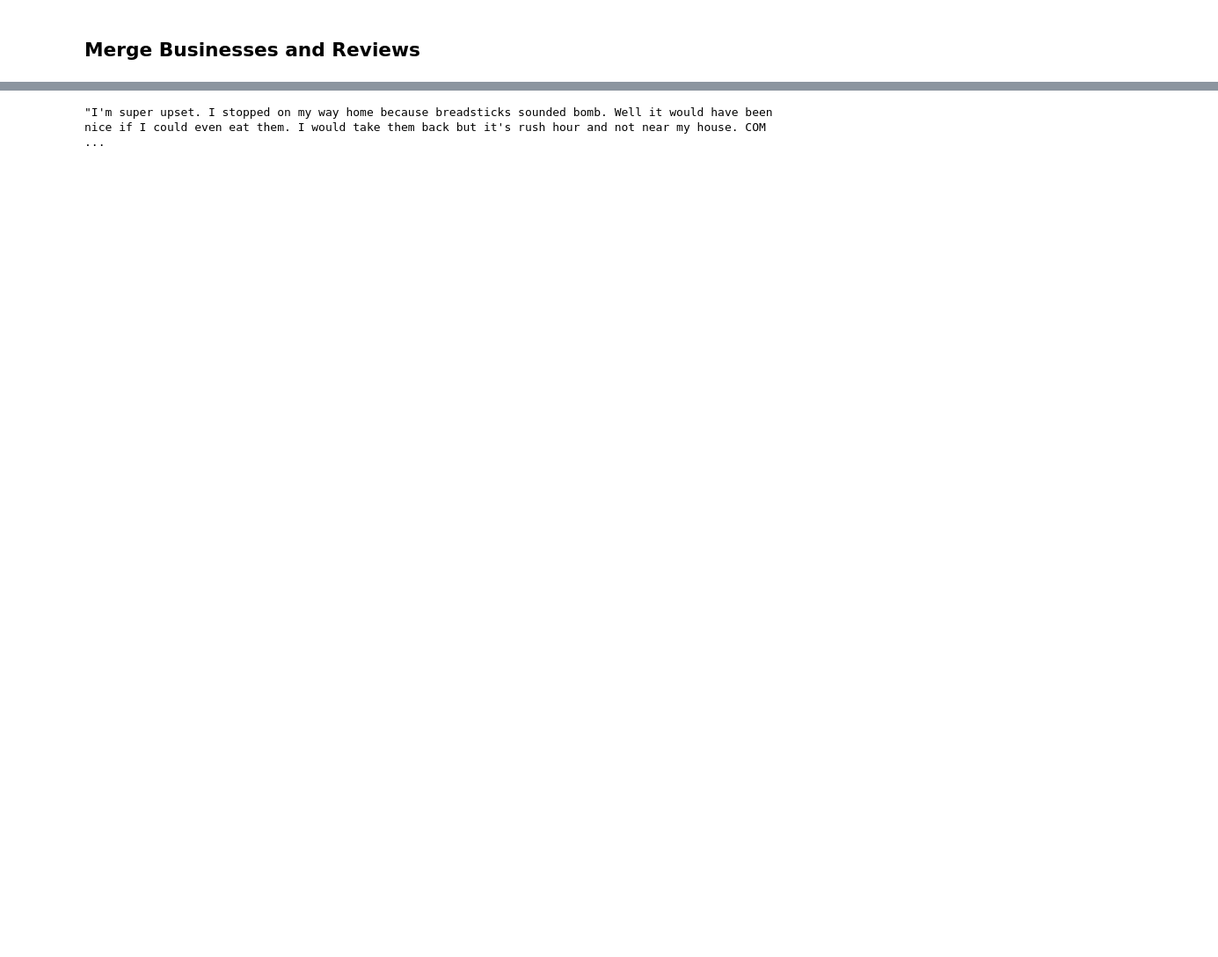
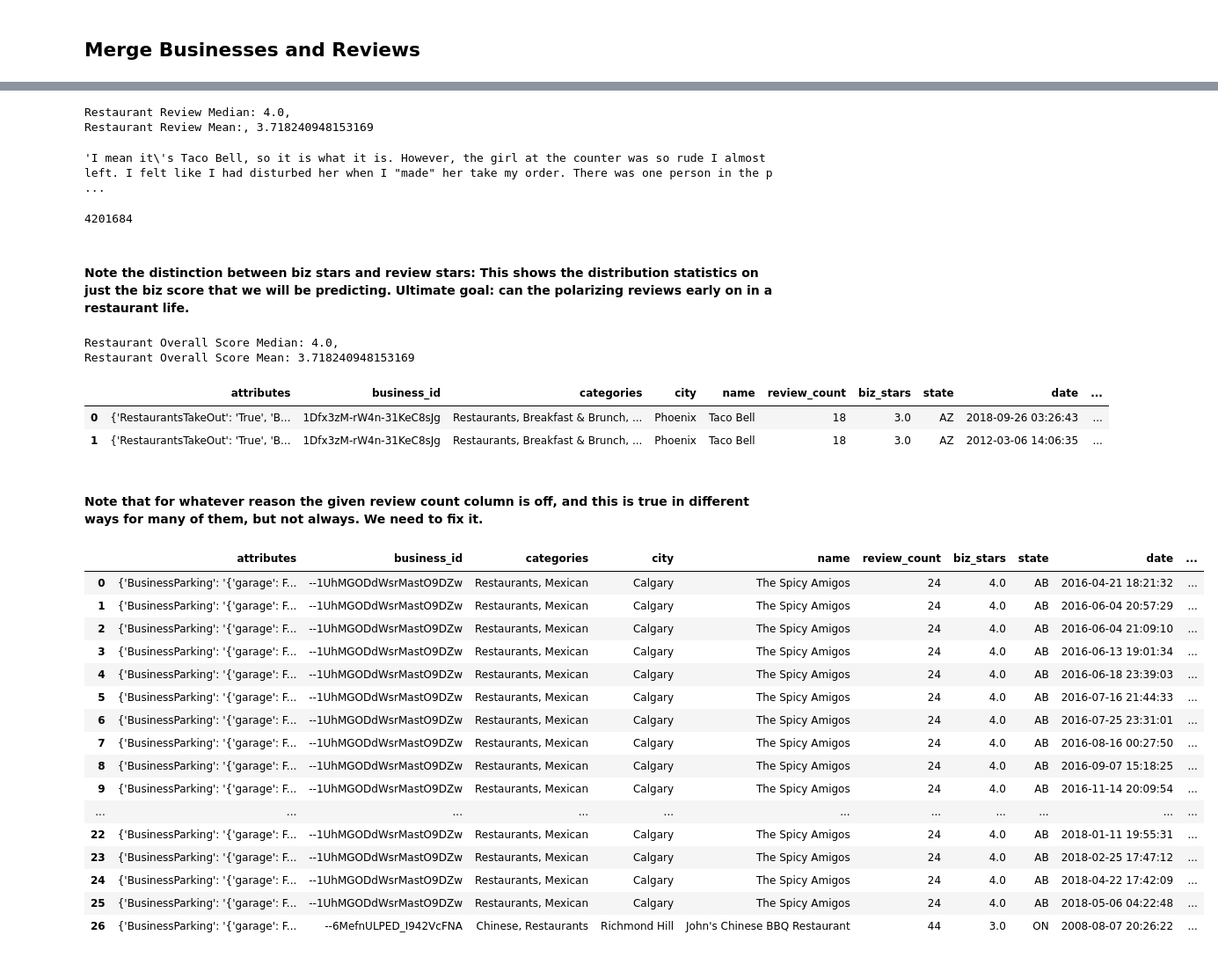
Before and after one commit to marcmuon/nlp_yelp_review_unsupervised, a Jupyter notebook: notebooks/yelp_eda.ipynb, the cells around one changed output, grey strips where cells are left out. Shown at 88% size. Saved outputs shown, nothing was run; the diff lists cells and outputs as text; code cells hidden in the pictures; blank space fills up the shorter version.

```diff
--- a/notebooks/yelp_eda.ipynb
+++ b/notebooks/yelp_eda.ipynb
@@ -99,4 +86,30 @@ merged = restaurant_df.merge(low_review_df, on='business_id', how='left')
+# %%
+print(f"""Restaurant Review Median: {merged.biz_stars.median()},
+Restaurant Review Mean:, {merged.biz_stars.mean()}""")
+# %% [output]
+Restaurant Review Median: 4.0,
+Restaurant Review Mean:, 3.718240948153169
 # %%
-merged.text[7]
+merged.text[0]
 # %% [output]
-"I'm super upset. I stopped on my way home because breadsticks sounded bomb. Well it would have been nice if I could even eat them. I would take them back but it's rush hour and not near my house. COM ...
+'I mean it\'s Taco Bell, so it is what it is. However, the girl at the counter was so rude I almost left. I felt like I had disturbed her when I "made" her take my order. There was one person in the p ...
+# %%
+len(merged)
+# %% [output]
+4201684
+# %% [markdown]
+#### Note the distinction between biz stars and review stars: This shows the distribution statistics on just the biz score that we will be predicting. Ultimate goal: can the polarizing reviews early on in a restaurant life.
+# %%
+# print(f"""Restaurant Reviews Median: {biz_reviews.review_stars.median()},
+# Restaurant Reviews Mean:, {biz_reviews.review_stars.mean()}""")
+print(f"""Restaurant Overall Score Median: {merged.biz_stars.median()},
+Restaurant Overall Score Mean: {merged.biz_stars.mean()}""")
+# %% [output]
+Restaurant Overall Score Median: 4.0,
+Restaurant Overall Score Mean: 3.718240948153169
+# %%
+merged.head(2)
+# %% [output]
+|  | attributes | business_id | categories | city | name | review_count | biz_stars | state | date | ... |
+| 0 | {'RestaurantsTakeOut': 'True', 'B... | 1Dfx3zM-rW4n-31KeC8sJg | Restaurants, Breakfast & Brunch, ... | Phoenix | Taco Bell | 18 | 3.0 | AZ | 2018-09-26 03:26:43 | ... |
+| 1 | {'RestaurantsTakeOut': 'True', 'B... | 1Dfx3zM-rW4n-31KeC8sJg | Restaurants, Breakfast & Brunch, ... | Phoenix | Taco Bell | 18 | 3.0 | AZ | 2012-03-06 14:06:35 | ... |
@@ -102,0 +126,22 @@ merged.text[7]
+# %% [markdown]
+#### Note that for whatever reason the given review count column is off, and this is true in different ways for many of them, but not always. We need to fix it.
+# %%
+sorted_times.head(27)
+# %% [output]
+|  | attributes | business_id | categories | city | name | review_count | biz_stars | state | date | ... |
+| 0 | {'BusinessParking': '{'garage': F... | --1UhMGODdWsrMastO9DZw | Restaurants, Mexican | Calgary | The Spicy Amigos | 24 | 4.0 | AB | 2016-04-21 18:21:32 | ... |
+| 1 | {'BusinessParking': '{'garage': F... | --1UhMGODdWsrMastO9DZw | Restaurants, Mexican | Calgary | The Spicy Amigos | 24 | 4.0 | AB | 2016-06-04 20:57:29 | ... |
+| 2 | {'BusinessParking': '{'garage': F... | --1UhMGODdWsrMastO9DZw | Restaurants, Mexican | Calgary | The Spicy Amigos | 24 | 4.0 | AB | 2016-06-04 21:09:10 | ... |
+| 3 | {'BusinessParking': '{'garage': F... | --1UhMGODdWsrMastO9DZw | Restaurants, Mexican | Calgary | The Spicy Amigos | 24 | 4.0 | AB | 2016-06-13 19:01:34 | ... |
+| 4 | {'BusinessParking': '{'garage': F... | --1UhMGODdWsrMastO9DZw | Restaurants, Mexican | Calgary | The Spicy Amigos | 24 | 4.0 | AB | 2016-06-18 23:39:03 | ... |
+| 5 | {'BusinessParking': '{'garage': F... | --1UhMGODdWsrMastO9DZw | Restaurants, Mexican | Calgary | The Spicy Amigos | 24 | 4.0 | AB | 2016-07-16 21:44:33 | ... |
+| 6 | {'BusinessParking': '{'garage': F... | --1UhMGODdWsrMastO9DZw | Restaurants, Mexican | Calgary | The Spicy Amigos | 24 | 4.0 | AB | 2016-07-25 23:31:01 | ... |
+| 7 | {'BusinessParking': '{'garage': F... | --1UhMGODdWsrMastO9DZw | Restaurants, Mexican | Calgary | The Spicy Amigos | 24 | 4.0 | AB | 2016-08-16 00:27:50 | ... |
+| 8 | {'BusinessParking': '{'garage': F... | --1UhMGODdWsrMastO9DZw | Restaurants, Mexican | Calgary | The Spicy Amigos | 24 | 4.0 | AB | 2016-09-07 15:18:25 | ... |
+| 9 | {'BusinessParking': '{'garage': F... | --1UhMGODdWsrMastO9DZw | Restaurants, Mexican | Calgary | The Spicy Amigos | 24 | 4.0 | AB | 2016-11-14 20:09:54 | ... |
+| ... | ... | ... | ... | ... | ... | ... | ... | ... | ... | ... |
+| 22 | {'BusinessParking': '{'garage': F... | --1UhMGODdWsrMastO9DZw | Restaurants, Mexican | Calgary | The Spicy Amigos | 24 | 4.0 | AB | 2018-01-11 19:55:31 | ... |
+| 23 | {'BusinessParking': '{'garage': F... | --1UhMGODdWsrMastO9DZw | Restaurants, Mexican | Calgary | The Spicy Amigos | 24 | 4.0 | AB | 2018-02-25 17:47:12 | ... |
+| 24 | {'BusinessParking': '{'garage': F... | --1UhMGODdWsrMastO9DZw | Restaurants, Mexican | Calgary | The Spicy Amigos | 24 | 4.0 | AB | 2018-04-22 17:42:09 | ... |
+| 25 | {'BusinessParking': '{'garage': F... | --1UhMGODdWsrMastO9DZw | Restaurants, Mexican | Calgary | The Spicy Amigos | 24 | 4.0 | AB | 2018-05-06 04:22:48 | ... |
+| 26 | {'BusinessParking': '{'garage': F... | --6MefnULPED_I942VcFNA | Chinese, Restaurants | Richmond Hill | John's Chinese BBQ Restaurant | 44 | 3.0 | ON | 2008-08-07 20:26:22 | ... |
```
Also changed, not shown: parts of 32 cells of this notebook.
